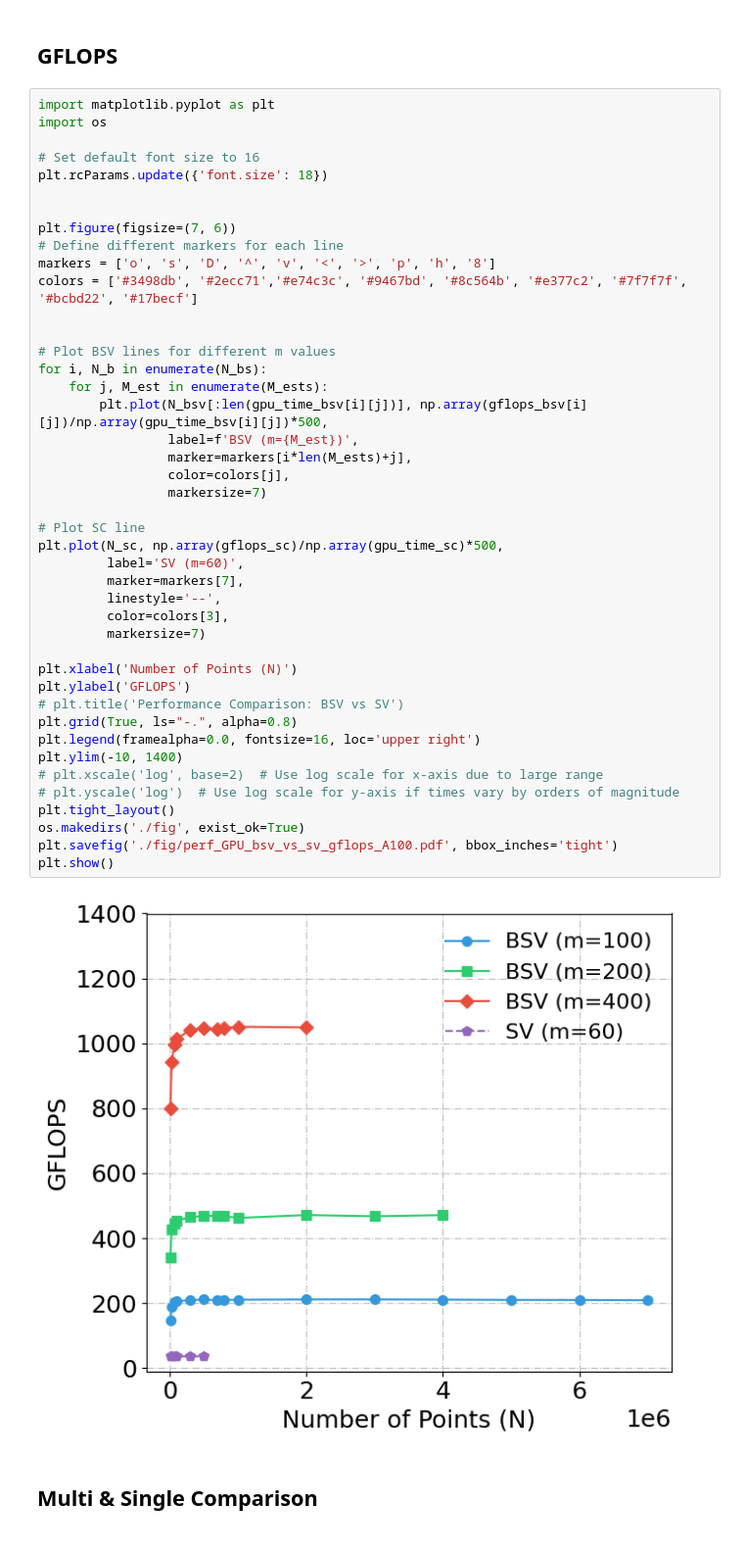
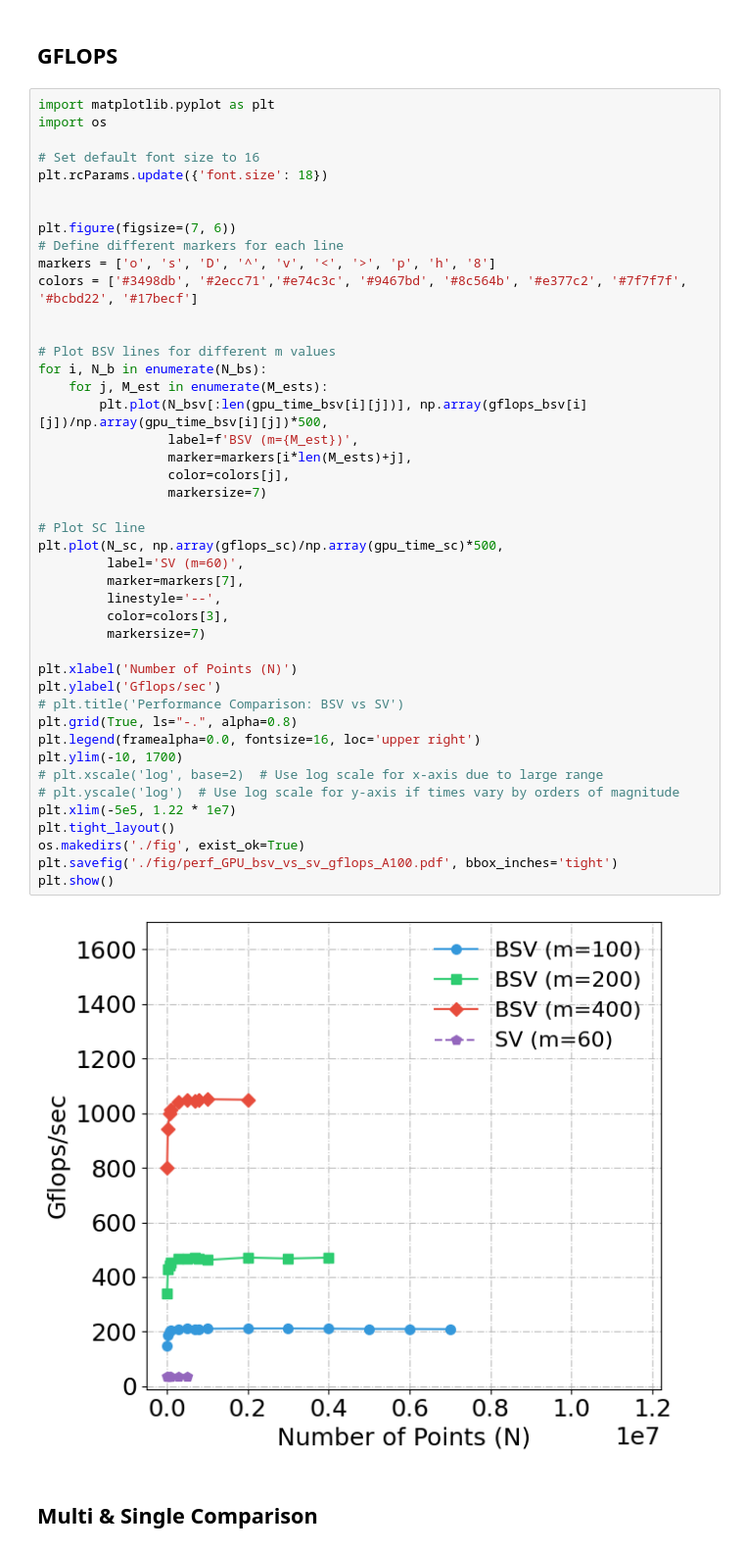
Before and after one commit to paper-code1/VecchiaConditionalExtremes, a Jupyter notebook: experiments/PerformacneGPU_A100.ipynb, the cells around one changed output. Shown at 98% size. Saved outputs shown, nothing was run; the diff lists cells and outputs as text.

```diff
--- a/experiments/PerformacneGPU_A100.ipynb
+++ b/experiments/PerformacneGPU_A100.ipynb
@@ -147,36 +148,37 @@ colors = ['#3498db', '#2ecc71','#e74c3c', '#9467bd', '#8c564b', '#e377c2', '#7f7
 
 
 # Plot BSV lines for different m values
 for i, N_b in enumerate(N_bs):
     for j, M_est in enumerate(M_ests):
         plt.plot(N_bsv[:len(gpu_time_bsv[i][j])], np.array(gflops_bsv[i][j])/np.array(gpu_time_bsv[i][j])*500,
                  label=f'BSV (m={M_est})',
                  marker=markers[i*len(M_ests)+j],
                  color=colors[j],
                  markersize=7)
 
 # Plot SC line
 plt.plot(N_sc, np.array(gflops_sc)/np.array(gpu_time_sc)*500,
          label='SV (m=60)',
          marker=markers[7],
          linestyle='--',
          color=colors[3],
          markersize=7)
 
 plt.xlabel('Number of Points (N)')
-plt.ylabel('GFLOPS')
+plt.ylabel('Gflops/sec')
 # plt.title('Performance Comparison: BSV vs SV')
 plt.grid(True, ls="-.", alpha=0.8)
 plt.legend(framealpha=0.0, fontsize=16, loc='upper right')
-plt.ylim(-10, 1400)
+plt.ylim(-10, 1700)
 # plt.xscale('log', base=2)  # Use log scale for x-axis due to large range
 # plt.yscale('log')  # Use log scale for y-axis if times vary by orders of magnitude
+plt.xlim(-5e5, 1.22 * 1e7)
 plt.tight_layout()
 os.makedirs('./fig', exist_ok=True)
 plt.savefig('./fig/perf_GPU_bsv_vs_sv_gflops_A100.pdf', bbox_inches='tight')
 plt.show()
 # %% [output]
-[figure, old version]
+[figure, new version]
 # %% [markdown]
 ## Multi & Single Comparison
 # %%
```
Also changed, not shown: parts of 1 cell of this notebook, 6 other files.
